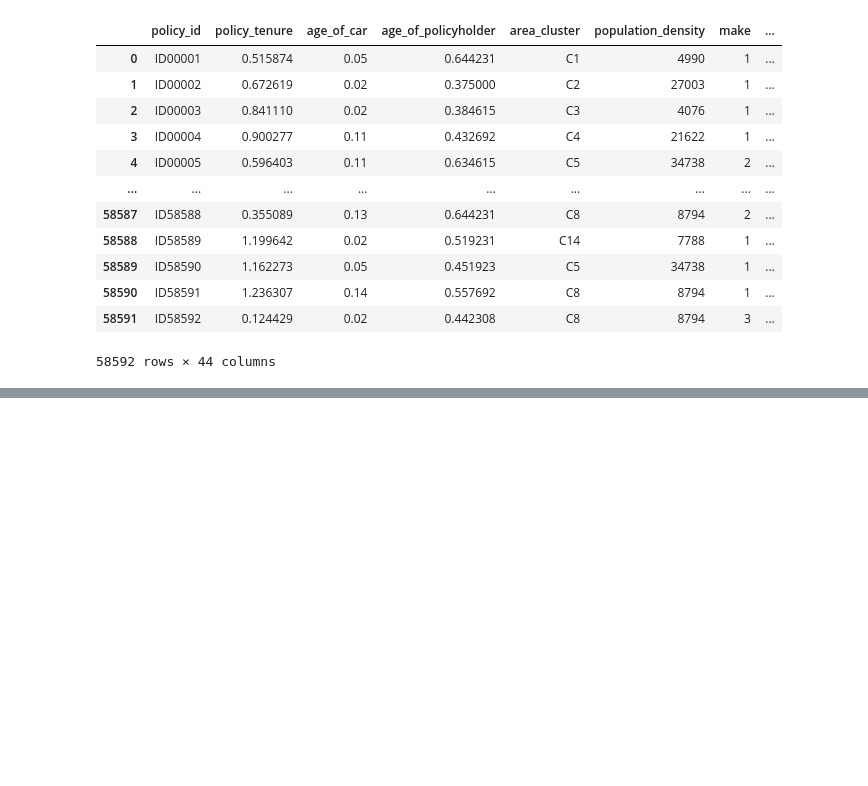
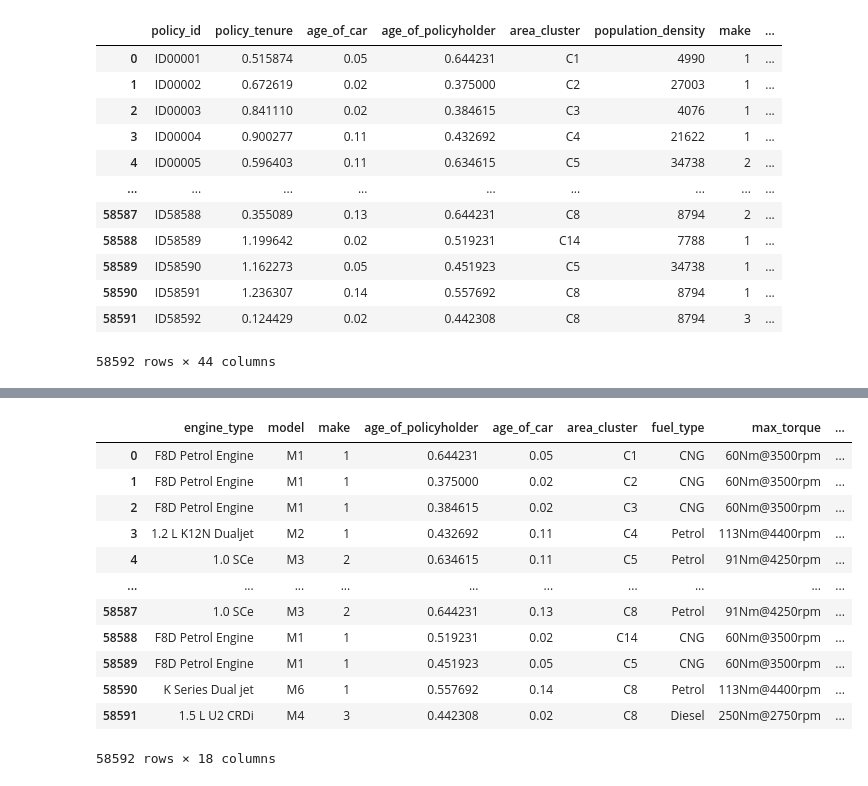
Before and after one commit to kibambe-0167/claim-car, a Jupyter notebook: preprocess.ipynb, the cells around one changed output, grey strips where cells are left out. Cells and saved outputs as stored; diff of their text form; code cells hidden in the pictures; blank space fills up the shorter version.

Commit message:
selected feature data for training, added file for data visualisation

```diff
--- a/preprocess.ipynb
+++ b/preprocess.ipynb
@@ -57,0 +38,8 @@ array([1, 2, 3, 4, 5])
+# %%
+# identify important columns.
+# engine_type, model, make, population_density, age_of_policyholder, age_of_car, area_cluster, fuel_type, max_torque, max_power, airbags, is_parking_sensors, is_parking_camera, cylinder, transmission_type, gear_box, length, width, height, gross_weight, is_speed_alert, is_claim
+
+
+# features = [ 'engine_type', 'model', 'make', 'population_density', 'age_of_policyholder', 'age_of_car', 'area_cluster', 'fuel_type', 'max_torque', 'max_power', 'airbags', 'is_parking_sensors', 'is_parking_camera', 'cylinder', 'transmission_type', 'gear_box', 'length', 'width', 'height', 'gross_weight', 'is_speed_alert', "is_claim" ]
+features = [ 'engine_type', 'model', 'make', 'age_of_policyholder', 'age_of_car', 'area_cluster', 'fuel_type', 'max_torque', 'max_power', 'cylinder', 'transmission_type', 'gear_box', 'length', 'width', 'height', 'gross_weight', 'is_speed_alert', "is_claim" ]
+df.columns
@@ -57,0 +60,18 @@ array([1, 2, 3, 4, 5])
+# %%
+df = df[features]
+df.to_csv("./data/processed_data.csv", index=False)
+df
+# %% [output]
+|  | engine_type | model | make | age_of_policyholder | age_of_car | area_cluster | fuel_type | max_torque | ... |
+| 0 | F8D Petrol Engine | M1 | 1 | 0.644231 | 0.05 | C1 | CNG | 60Nm@3500rpm | ... |
+| 1 | F8D Petrol Engine | M1 | 1 | 0.375000 | 0.02 | C2 | CNG | 60Nm@3500rpm | ... |
+| 2 | F8D Petrol Engine | M1 | 1 | 0.384615 | 0.02 | C3 | CNG | 60Nm@3500rpm | ... |
+| 3 | 1.2 L K12N Dualjet | M2 | 1 | 0.432692 | 0.11 | C4 | Petrol | 113Nm@4400rpm | ... |
+| 4 | 1.0 SCe | M3 | 2 | 0.634615 | 0.11 | C5 | Petrol | 91Nm@4250rpm | ... |
+| ... | ... | ... | ... | ... | ... | ... | ... | ... | ... |
+| 58587 | 1.0 SCe | M3 | 2 | 0.644231 | 0.13 | C8 | Petrol | 91Nm@4250rpm | ... |
+| 58588 | F8D Petrol Engine | M1 | 1 | 0.519231 | 0.02 | C14 | CNG | 60Nm@3500rpm | ... |
+| 58589 | F8D Petrol Engine | M1 | 1 | 0.451923 | 0.05 | C5 | CNG | 60Nm@3500rpm | ... |
+| 58590 | K Series Dual jet | M6 | 1 | 0.557692 | 0.14 | C8 | Petrol | 113Nm@4400rpm | ... |
+| 58591 | 1.5 L U2 CRDi | M4 | 3 | 0.442308 | 0.02 | C8 | Diesel | 250Nm@2750rpm | ... |
+58592 rows × 18 columns
```
Also changed, not shown: parts of 4 cells of this notebook, 3 other files.
